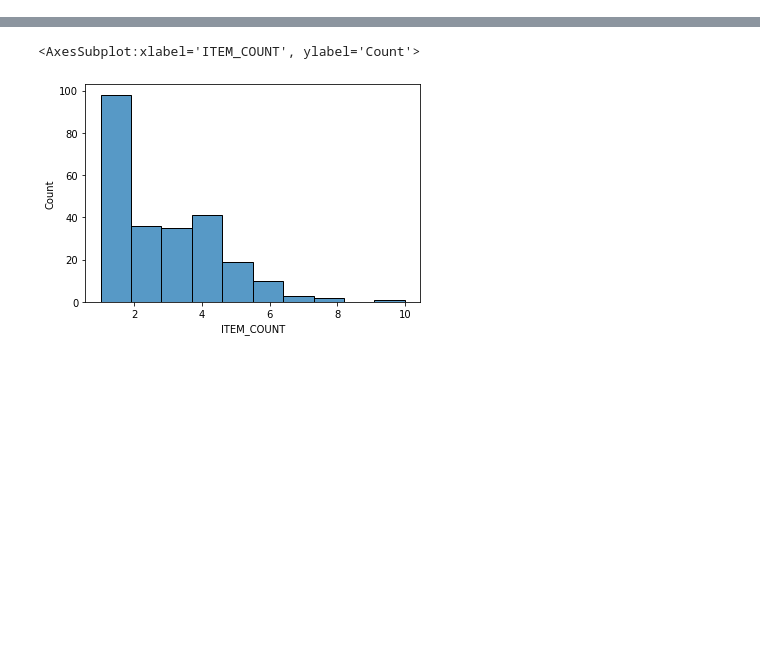
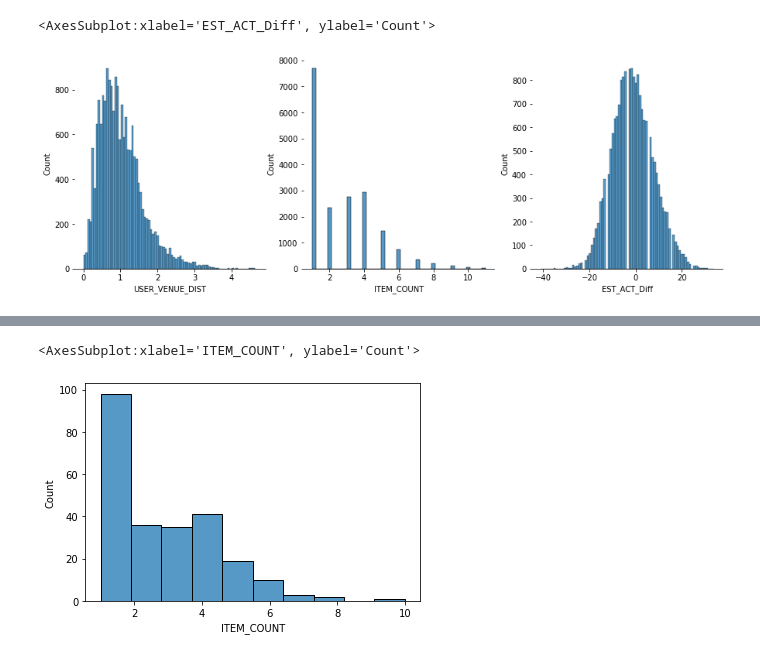
Before and after one commit to dmuiruri/woltorders, a Jupyter notebook: WoltProject.ipynb, the cells around one changed output, grey strips where cells are left out. Saved outputs shown, nothing was run; the diff lists cells and outputs as text; code cells hidden in the pictures; blank space fills up the shorter version.

```diff
--- a/WoltProject.ipynb
+++ b/WoltProject.ipynb
@@ -63,3 +47,23 @@ data.describe().T
+# %%
+# Distribution of key features
+fig, ax = plt.subplots(1, 3, figsize=(15, 5))
+ax[0].spines['right'].set_visible(False)
+ax[0].spines['top'].set_visible(False)
+ax[0].spines['left'].set_visible(False)
+sns.histplot(data=data['USER_VENUE_DIST'], ax=ax[0])
+
+ax[1].spines['right'].set_visible(False)
+ax[1].spines['top'].set_visible(False)
+ax[1].spines['left'].set_visible(False)
+sns.histplot(data=data['ITEM_COUNT'], ax=ax[1])
+
+ax[2].spines['right'].set_visible(False)
+ax[2].spines['top'].set_visible(False)
+ax[2].spines['left'].set_visible(False)
+sns.histplot(data=data['EST_ACT_Diff'], ax=ax[2])
+# %% [output]
+<AxesSubplot:xlabel='EST_ACT_Diff', ylabel='Count'>
+[figure, added]
 # %%
 corr = data.corr()
 mask = np.triu(np.ones_like(corr, dtype=bool))
```
Also changed, not shown: parts of 19 cells of this notebook, 1 other file.
